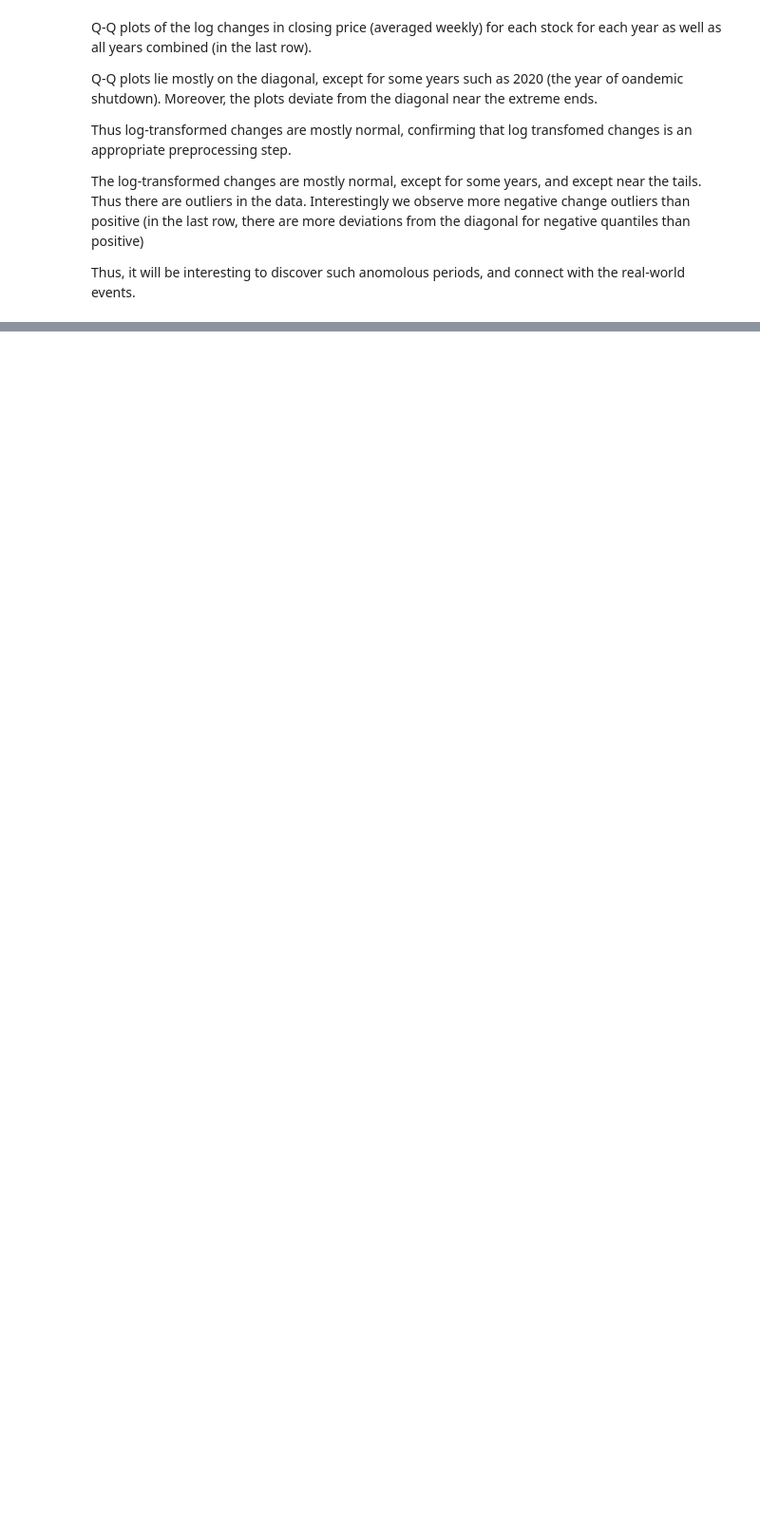
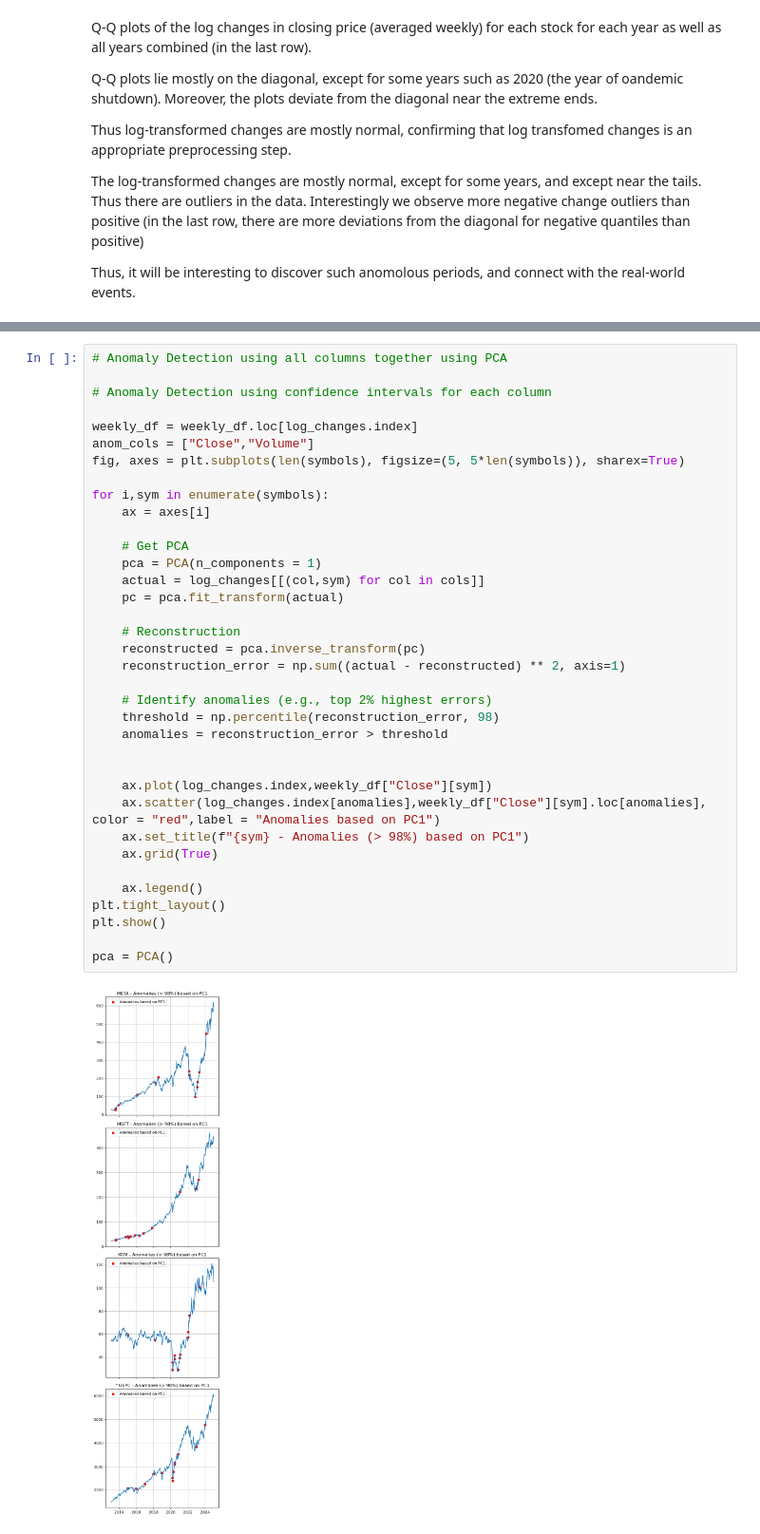
Before and after one commit to JahnaviPatel84/Stock-Analysis-Anomaly-Detection-and-Event-Impact, a Jupyter notebook: 1_AnomalyDetection.ipynb, the cells around one changed output, grey strips where cells are left out. Shown at 95% size. Drawn from its saved outputs; the diff is of its cells as text; blank space fills up the shorter version.

```diff
--- a/1_AnomalyDetection.ipynb
+++ b/1_AnomalyDetection.ipynb
@@ -146,0 +157,38 @@ Thus, it will be interesting to discover such anomolous periods, and connect wit
+# %%
+# Anomaly Detection using all columns together using PCA
+
+# Anomaly Detection using confidence intervals for each column
+
+weekly_df = weekly_df.loc[log_changes.index]
+anom_cols = ["Close","Volume"]
+fig, axes = plt.subplots(len(symbols), figsize=(5, 5*len(symbols)), sharex=True)
+
+for i,sym in enumerate(symbols):
+    ax = axes[i]
+
+    # Get PCA
+    pca = PCA(n_components = 1)
+    actual = log_changes[[(col,sym) for col in cols]]
+    pc = pca.fit_transform(actual)
+
+    # Reconstruction
+    reconstructed = pca.inverse_transform(pc)
+    reconstruction_error = np.sum((actual - reconstructed) ** 2, axis=1)
+
+    # Identify anomalies (e.g., top 2% highest errors)
+    threshold = np.percentile(reconstruction_error, 98)
+    anomalies = reconstruction_error > threshold
+
+
+    ax.plot(log_changes.index,weekly_df["Close"][sym])
+    ax.scatter(log_changes.index[anomalies],weekly_df["Close"][sym].loc[anomalies], color = "red",label = "Anomalies based on PC1")
+    ax.set_title(f"{sym} - Anomalies (> 98%) based on PC1")
+    ax.grid(True)
+
+    ax.legend()
+plt.tight_layout()
+plt.show()
+
+pca = PCA()
+# %% [output]
+[figure, added]
```
Also changed, not shown: parts of 18 cells of this notebook, 1 other file.
